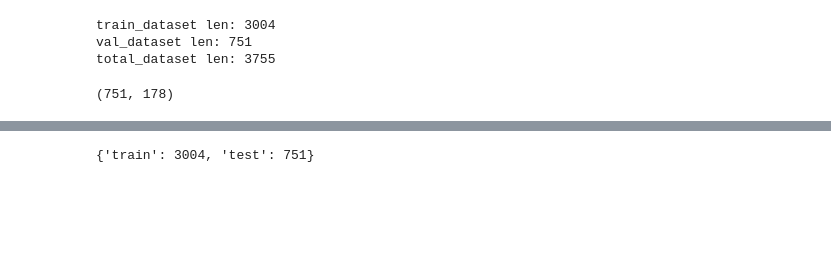
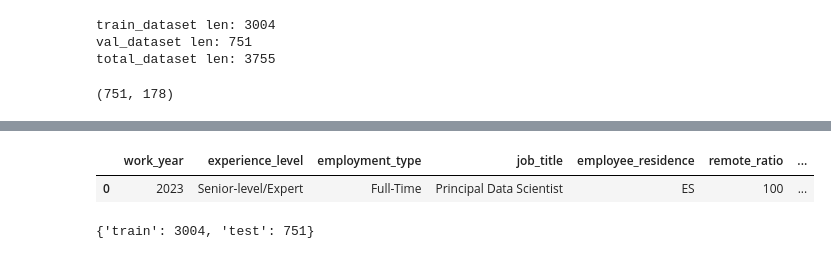
Before and after one commit to ShannonHung/ITPM, a Jupyter notebook: Code/Predict_Salary_level.ipynb, the cells around one changed output, grey strips where cells are left out. Cells and saved outputs as stored; diff of their text form; code cells hidden in the pictures; blank space fills up the shorter version.

```diff
--- a/Code/Predict_Salary_level.ipynb
+++ b/Code/Predict_Salary_level.ipynb
@@ -210,3 +241,8 @@ df
+# %%
+data.head()
+# %% [output]
+|  | work_year | experience_level | employment_type | job_title | employee_residence | remote_ratio | ... |
+| 0 | 2023 | Senior-level/Expert | Full-Time | Principal Data Scientist | ES | 100 | ... |
 # %%
 dataloaders = {'train': train_dataset, 'test': test_dataset}
 dataset_sizes = {x: len(dataloaders[x]) for x in ['train', 'test']}
```
Also changed, not shown: parts of 17 cells of this notebook, 2 other files.
